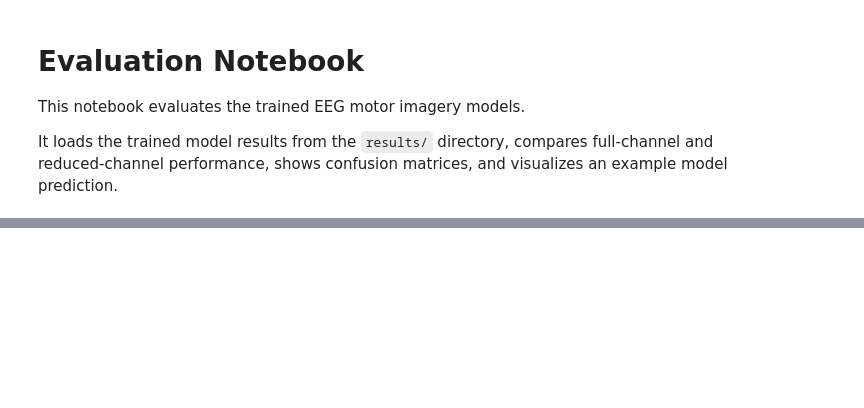
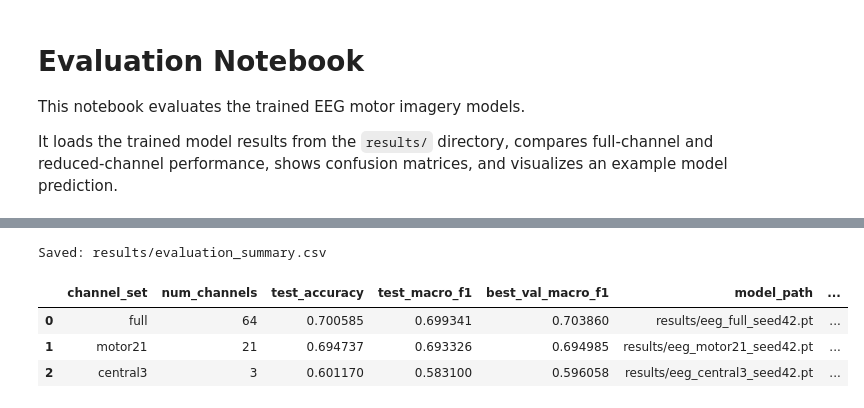
Before and after one commit to sunnypark04/eeg-project, a Jupyter notebook: notebooks/evaluation.ipynb, the cells around one changed output, grey strips where cells are left out. Drawn from its saved outputs; the diff is of its cells as text; code cells hidden in the pictures; blank space fills up the shorter version.

```diff
--- a/notebooks/evaluation.ipynb
+++ b/notebooks/evaluation.ipynb
@@ -205,0 +303,17 @@ print("Saved:", prediction_fig)
+# %%
+from pathlib import Path
+
+results_dir = Path("results")
+results_dir.mkdir(exist_ok=True)
+
+summary_csv_path = results_dir / "evaluation_summary.csv"
+summary.to_csv(summary_csv_path, index=False)
+
+print("Saved:", summary_csv_path)
+summary
+# %% [output]
+Saved: results/evaluation_summary.csv
+|  | channel_set | num_channels | test_accuracy | test_macro_f1 | best_val_macro_f1 | model_path | ... |
+| 0 | full | 64 | 0.700585 | 0.699341 | 0.703860 | results/eeg_full_seed42.pt | ... |
+| 1 | motor21 | 21 | 0.694737 | 0.693326 | 0.694985 | results/eeg_motor21_seed42.pt | ... |
+| 2 | central3 | 3 | 0.601170 | 0.583100 | 0.596058 | results/eeg_central3_seed42.pt | ... |
```
Also changed, not shown: parts of 11 cells of this notebook, 9 other files.
